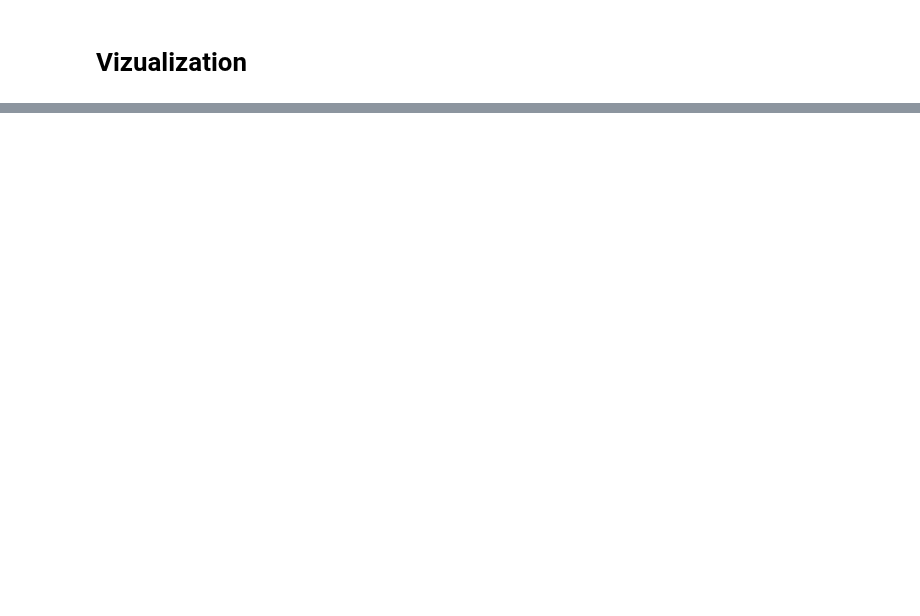
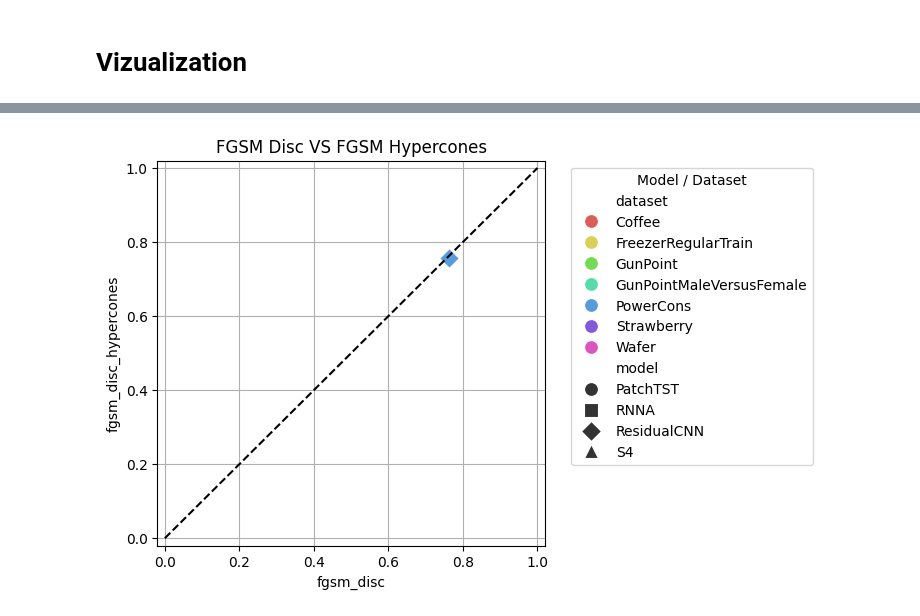
Before and after one commit to petrsokerin/Hidden_adversarial_attacks, a Jupyter notebook: notebooks/clearml_metrics.ipynb, the cells around one changed output, grey strips where cells are left out. Cells and saved outputs as stored; diff of their text form; code cells hidden in the pictures; blank space fills up the shorter version.

```diff
--- a/notebooks/clearml_metrics.ipynb
+++ b/notebooks/clearml_metrics.ipynb
@@ -648,0 +300,4 @@ ValueError:
+# %%
+draw_scatter_pair_metrics(agg_data, 'fgsm_disc', 'fgsm_disc_hypercones', title='FGSM Disc VS FGSM Hypercones')
+# %% [output]
+[figure, added]
```
Also changed, not shown: parts of 39 cells of this notebook.
